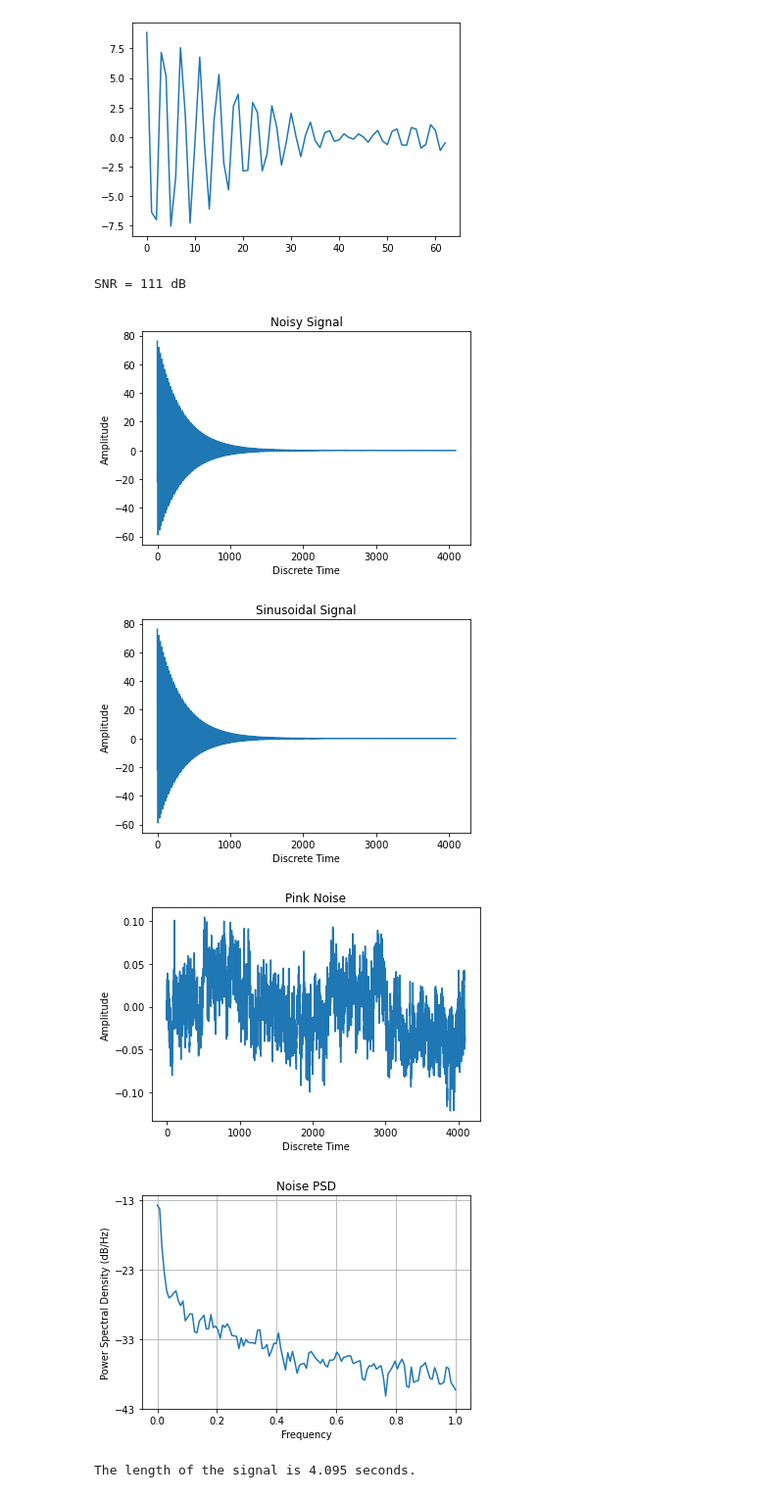
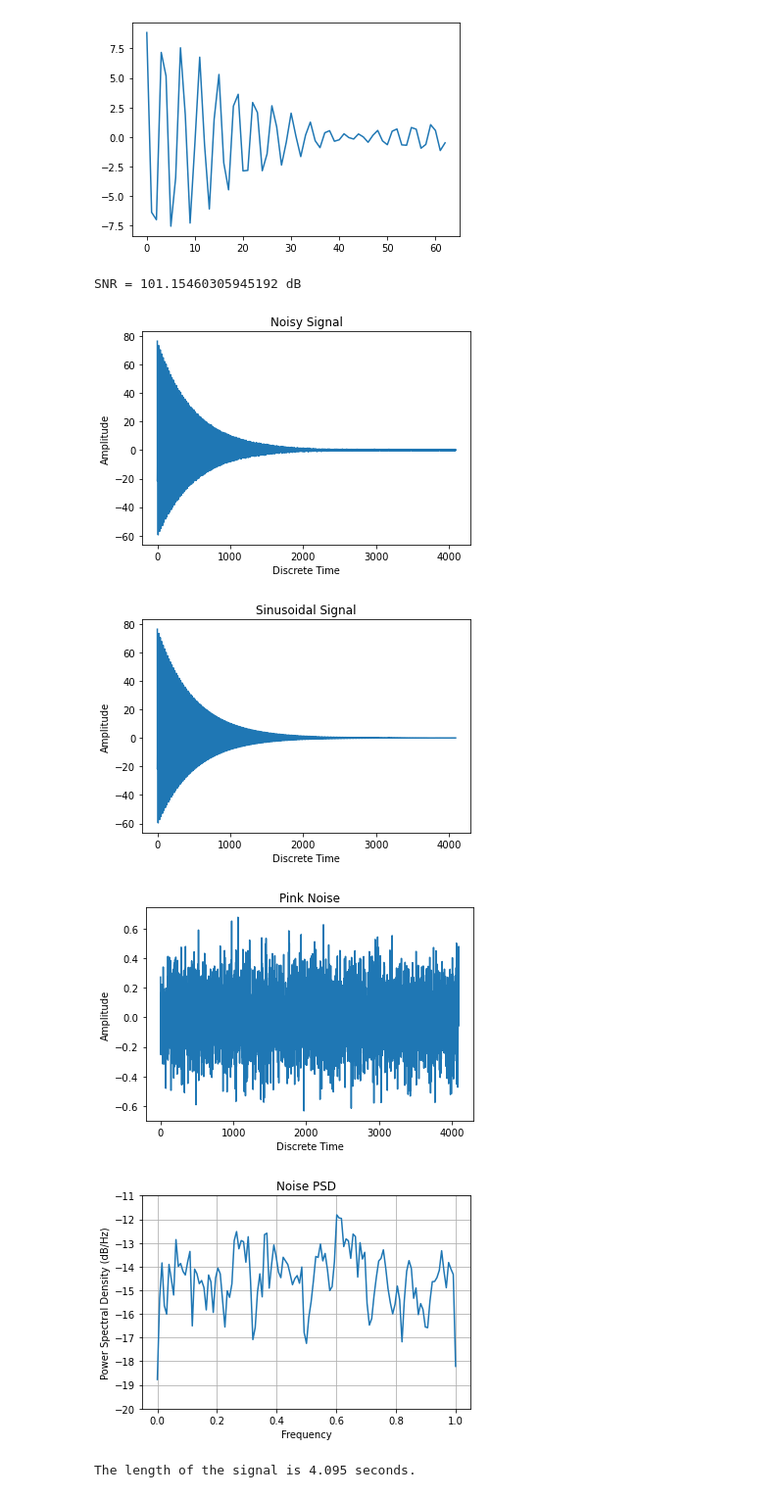
Before and after one commit to piptouque/atiam_pam_hrparam, a Jupyter notebook: source/ESPRIT-Roy.ipynb, the cells around one changed output. Shown at 98% size. Cells and saved outputs as stored; diff of their text form; code cells hidden in the pictures.

```diff
--- a/source/ESPRIT-Roy.ipynb
+++ b/source/ESPRIT-Roy.ipynb
@@ -311,7 +311,7 @@ Tremolo Synthesis
 # This function synthesizes a sinusoidal signal, with set frequencies, amplitudes, initial phases, and damping factors
 # with optional tremolo effect (FM) and noise (white, pink, or red)
 
-def synthesize(N: int, delta: np.ndarray, f: np.ndarray, a: np.ndarray, phi : np.ndarray, f_m : float, mod_index : float, noise_index : int):
+def synthesize(N: int, delta: np.ndarray, f: np.ndarray, a: np.ndarray, phi : np.ndarray, f_m : float, mod_index : float, noise_index : int, sin_to_noise : int):
     # input
         # N: length of the signal (discrete)
         # delta: array of damping factors
@@ -337,18 +337,17 @@ def synthesize(N: int, delta: np.ndarray, f: np.ndarray, a: np.ndarray, phi : np
 
     if noise_index == 0:
         noise = np.zeros(N)
+        SNR = '-oo'
+        x = sinusoids
+
     else:
         noise = cn.powerlaw_psd_gaussian(noise_index-1, N)    # synthesizing noise
 
         # normalaizing the noise according to a sinusoids-to-noise ratio (in dB)
-        noise_to_sin = 150
-        norm = np.exp(-(1/20)*(noise_to_sin + 10*np.log10(np.sum(noise**2)) - 10*np.log(np.sum(np.real(sinusoids)**2))))
+        norm = np.exp(-(1/20)*(sin_to_noise + 10*np.log10(np.sum(noise**2)) - 10*np.log(np.sum(np.real(sinusoids)**2))))
         noise = norm*noise
-
-    x = sinusoids + noise
-
-    # Compute Signal to Noise ratio (SNR)
-    SNR = 10*np.log(np.sum(np.real(x)**2)) - 10*np.log10(np.sum(noise**2))
+        x = sinusoids + noise
+        SNR = 10*np.log(np.sum(np.real(x)**2)) - 10*np.log10(np.sum(noise**2))
 
     return x, sinusoids, noise, SNR
 # %%
@@ -448,49 +447,49 @@ f_synth1 = 0.05*np.arange(1,K_trem1+1)
 
 a_synth1 = np.array([18, 17, 16, 15, 14, 13, 12, 11])
 
-delta_synth1 = -0.003*np.ones([K_synth1])
+delta_synth1 = -0.002*np.ones([K_synth1])
 
 phi_synth1 = np.array([0, 1.5, 0, 1, 0, 1.5, 0, 1])
 
 # synthesised signal
-x_synth1 = synthesize(N_synth1, delta_synth1, f_synth1, a_synth1, phi_synth1, 0, 0, 2)
+x_synth1 = synthesize(N_synth1, delta_synth1, f_synth1, a_synth1, phi_synth1, 0, 0, 1, 120)
 
-print("SNR =", int(x_synth1[3]), "dB")
+print("SNR =", x_synth1[3], "dB")
 
 plt.figure()
 plt.plot(np.real(x_synth1[0]))
 plt.title('Noisy Signal')
 plt.xlabel('Discrete Time')
 plt.ylabel('Amplitude')
 #plt.xlim(250,3000)
 plt.show()
 
 plt.figure()
 plt.plot(np.real(x_synth1[1]))
 plt.title('Sinusoidal Signal')
 plt.xlabel('Discrete Time')
 plt.ylabel('Amplitude')
 #plt.xlim(250,3000)
 plt.show()
 
 plt.figure()
 plt.plot(x_synth1[2])
 plt.title('Pink Noise')
 plt.xlabel('Discrete Time')
 plt.ylabel('Amplitude')
 plt.show()
 
 
 plt.figure()
 plt.title("Noise PSD")
 plt.psd(x_synth1[2])
 plt.show()
 # %% [output]
-SNR = 111 dB
+SNR = 101.15460305945192 dB
-[figure, old version]
+[figure, new version]
-[figure, old version]
+[figure, new version]
-[figure, old version]
+[figure, new version]
-[figure, old version]
+[figure, new version]
 # %%
 fs2 = 1000
 
```
Also changed, not shown: parts of 6 cells of this notebook, 7 other files.
